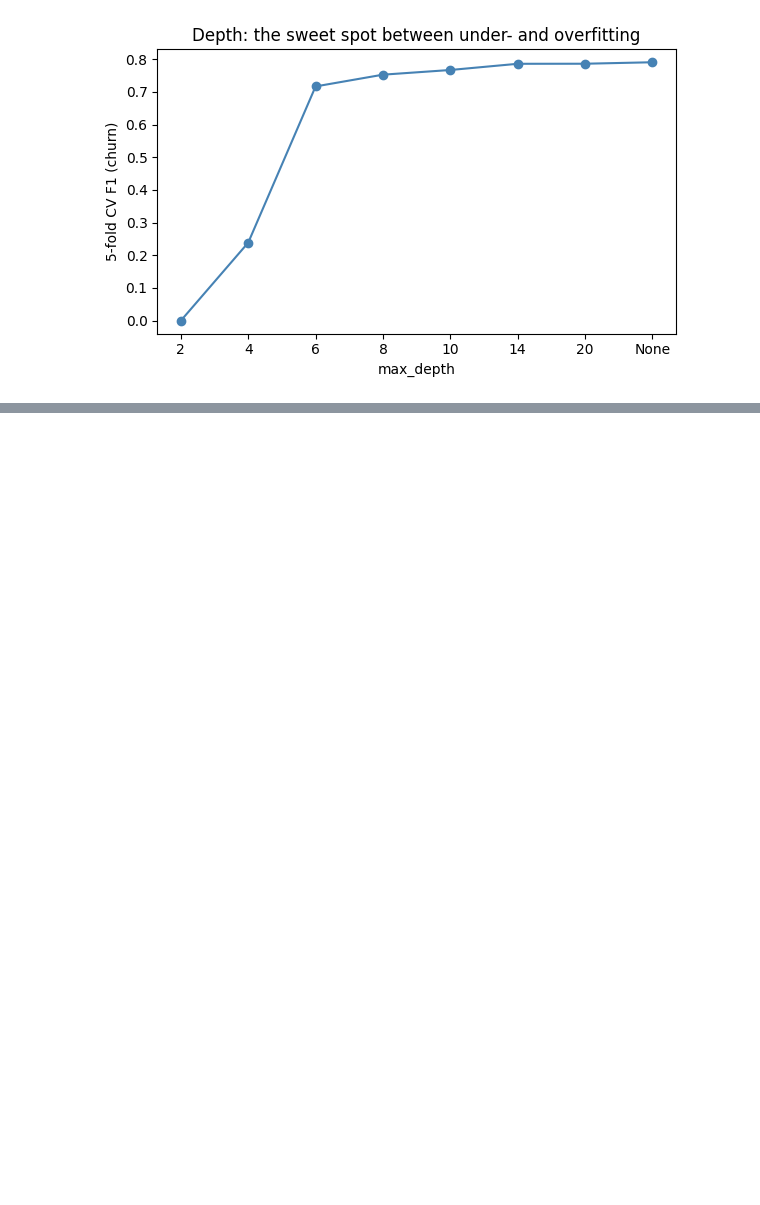
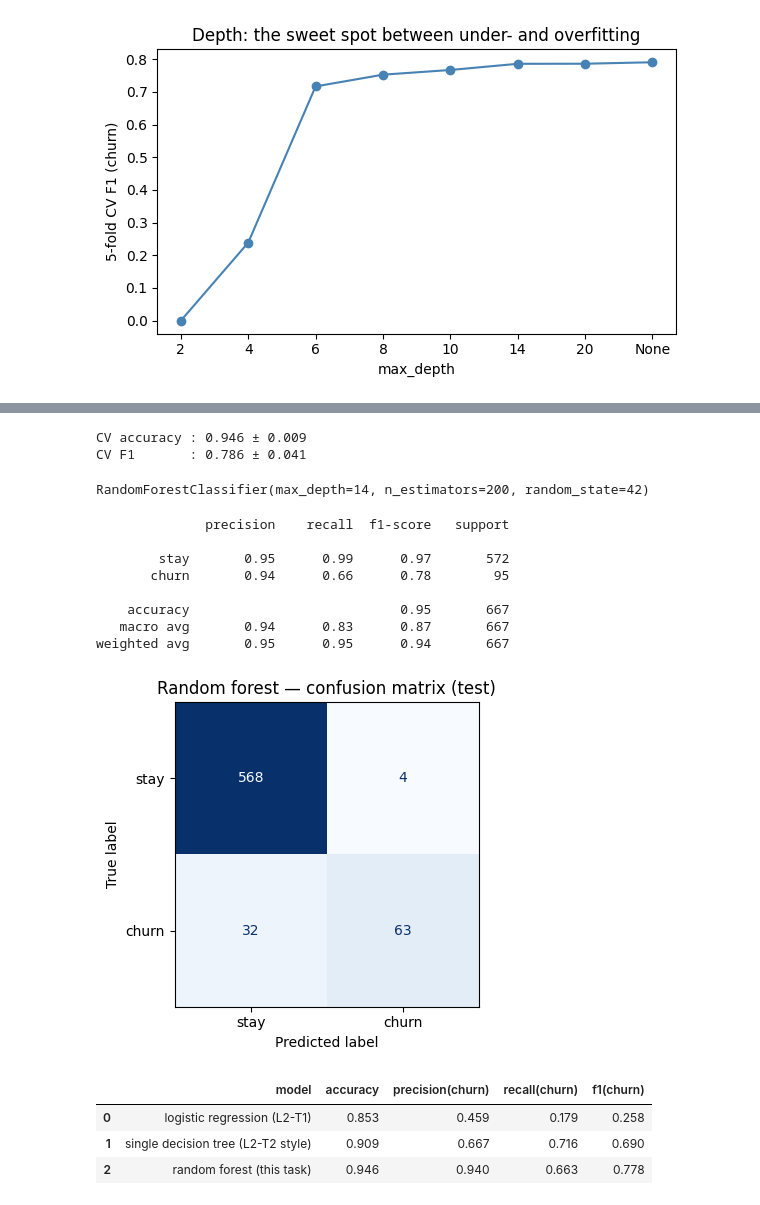
Before and after one commit to meherabmehu/ml-internship-codveda, a Jupyter notebook: level-3-advanced/01_random_forest_churn.ipynb, the cells around one changed output, grey strips where cells are left out. Drawn from its saved outputs; the diff is of its cells as text; code cells hidden in the pictures; blank space fills up the shorter version.

Commit message:
cross validate and evaluate the forest on the test set

```diff
--- a/level-3-advanced/01_random_forest_churn.ipynb
+++ b/level-3-advanced/01_random_forest_churn.ipynb
@@ -137,0 +143,56 @@ best raw F1 at unlimited depth, but the curve is flat from ~14 on
+# %%
+final = RandomForestClassifier(n_estimators=200, max_depth=best_depth, random_state=42)
+
+# 5-fold cross-validation on the training set
+cv_acc = cross_val_score(final, X_train, y_train, cv=5, scoring='accuracy')
+cv_f1 = cross_val_score(final, X_train, y_train, cv=5, scoring='f1')
+print(f'CV accuracy : {cv_acc.mean():.3f} ± {cv_acc.std():.3f}')
+print(f'CV F1       : {cv_f1.mean():.3f} ± {cv_f1.std():.3f}')
+
+final.fit(X_train, y_train)
+# %% [output]
+CV accuracy : 0.946 ± 0.009
+CV F1       : 0.786 ± 0.041
+RandomForestClassifier(max_depth=14, n_estimators=200, random_state=42)
+# %%
+from sklearn.metrics import classification_report, ConfusionMatrixDisplay, confusion_matrix
+
+pred = final.predict(X_test)
+print(classification_report(y_test, pred, target_names=['stay', 'churn']))
+
+fig, ax = plt.subplots(figsize=(4.5, 4))
+ConfusionMatrixDisplay(confusion_matrix(y_test, pred),
+                       display_labels=['stay', 'churn']).plot(ax=ax, cmap='Blues',
+                                                              colorbar=False)
+plt.title('Random forest — confusion matrix (test)')
+plt.tight_layout(); plt.show()
+# %% [output]
+              precision    recall  f1-score   support
+
+        stay       0.95      0.99      0.97       572
+       churn       0.94      0.66      0.78        95
+
+    accuracy                           0.95       667
+   macro avg       0.94      0.83      0.87       667
+weighted avg       0.95      0.95      0.94       667
+[figure, added]
+# %%
+# how far we've come on the same problem
+from sklearn.metrics import accuracy_score, precision_score, recall_score
+
+rows = [
+    ['logistic regression (L2-T1)', 0.853, 0.459, 0.179, 0.258],
+    ['single decision tree (L2-T2 style)', tree.score(X_test, y_test),
+     precision_score(y_test, tree.predict(X_test)),
+     recall_score(y_test, tree.predict(X_test)), tree_test_f1],
+    ['random forest (this task)', accuracy_score(y_test, pred),
+     precision_score(y_test, pred), recall_score(y_test, pred),
+     f1_score(y_test, pred)],
+]
+pd.DataFrame(rows, columns=['model', 'accuracy', 'precision(churn)',
+                            'recall(churn)', 'f1(churn)']).round(3)
+# %% [output]
+|  | model | accuracy | precision(churn) | recall(churn) | f1(churn) |
+| 0 | logistic regression (L2-T1) | 0.853 | 0.459 | 0.179 | 0.258 |
+| 1 | single decision tree (L2-T2 style) | 0.909 | 0.667 | 0.716 | 0.690 |
+| 2 | random forest (this task) | 0.946 | 0.940 | 0.663 | 0.778 |
```
Also changed, not shown: parts of 1 cell of this notebook.
